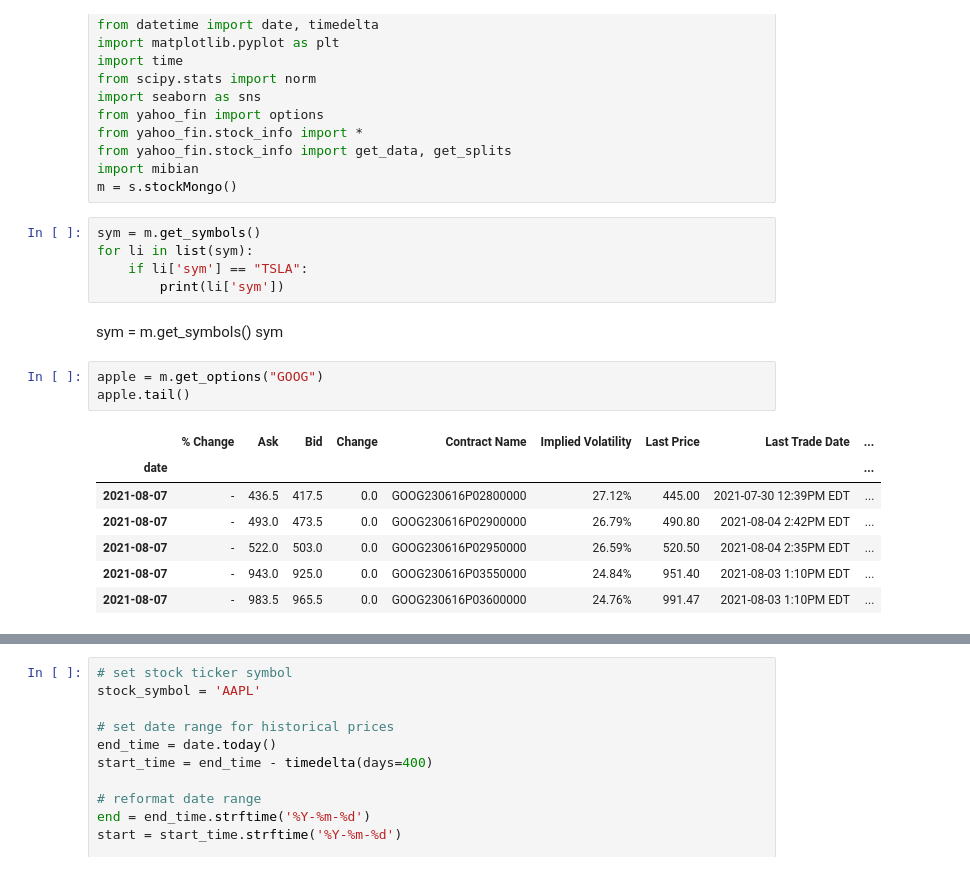
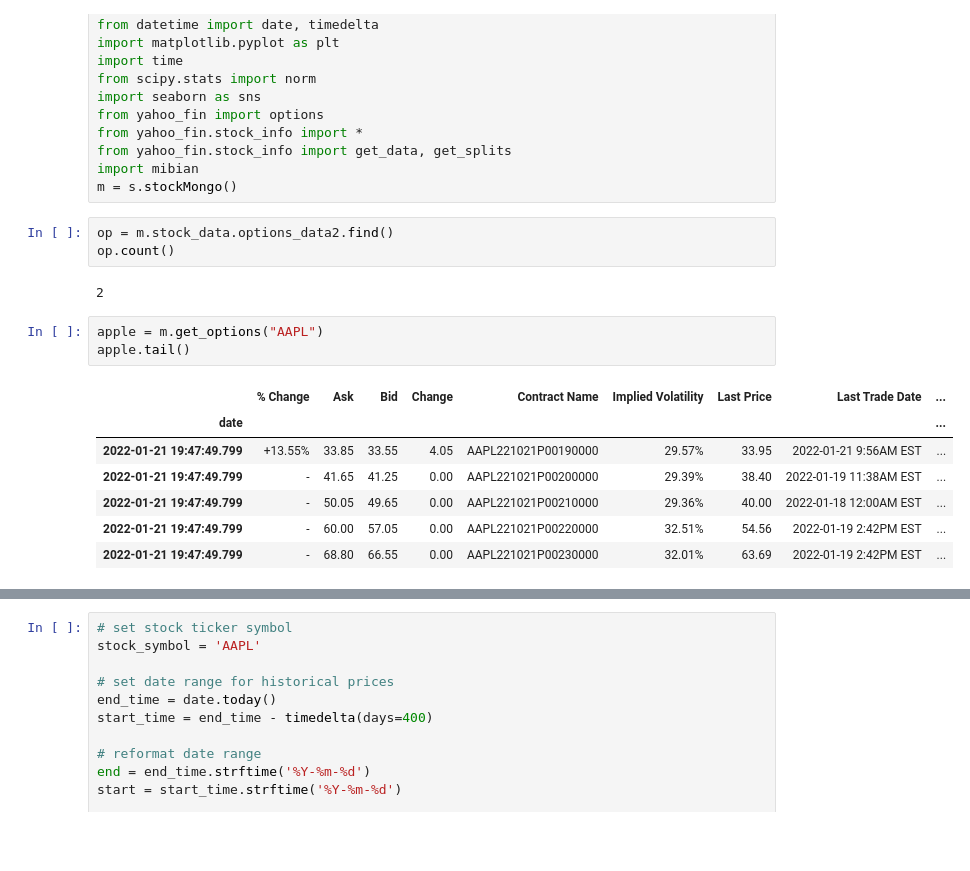
Before and after one commit to andermy/yahooScraper, a Jupyter notebook: test.ipynb, the cells around one changed output, grey strips where cells are left out. Drawn from its saved outputs; the diff is of its cells as text; blank space fills up the shorter version.

```diff
--- a/test.ipynb
+++ b/test.ipynb
@@ -13,22 +13,19 @@ from yahoo_fin.stock_info import *
 from yahoo_fin.stock_info import get_data, get_splits
 import mibian
 m = s.stockMongo()
-# %%
-sym = m.get_symbols()
-for li in list(sym):
-    if li['sym'] == "TSLA":
-        print(li['sym'])
-# %% [markdown]
-sym = m.get_symbols()
-sym
+# %%
+op = m.stock_data.options_data2.find()
+op.count()
+# %% [output]
+2
 # %%
-apple = m.get_options("GOOG")
+apple = m.get_options("AAPL")
 apple.tail()
 # %% [output]
 |  | % Change | Ask | Bid | Change | Contract Name | Implied Volatility | Last Price | Last Trade Date | ... |
 | date |  |  |  |  |  |  |  |  | ... |
-| 2021-08-07 | - | 436.5 | 417.5 | 0.0 | GOOG230616P02800000 | 27.12% | 445.00 | 2021-07-30 12:39PM EDT | ... |
-| 2021-08-07 | - | 493.0 | 473.5 | 0.0 | GOOG230616P02900000 | 26.79% | 490.80 | 2021-08-04 2:42PM EDT | ... |
-| 2021-08-07 | - | 522.0 | 503.0 | 0.0 | GOOG230616P02950000 | 26.59% | 520.50 | 2021-08-04 2:35PM EDT | ... |
-| 2021-08-07 | - | 943.0 | 925.0 | 0.0 | GOOG230616P03550000 | 24.84% | 951.40 | 2021-08-03 1:10PM EDT | ... |
-| 2021-08-07 | - | 983.5 | 965.5 | 0.0 | GOOG230616P03600000 | 24.76% | 991.47 | 2021-08-03 1:10PM EDT | ... |
+| 2022-01-21 19:47:49.799 | +13.55% | 33.85 | 33.55 | 4.05 | AAPL221021P00190000 | 29.57% | 33.95 | 2022-01-21 9:56AM EST | ... |
+| 2022-01-21 19:47:49.799 | - | 41.65 | 41.25 | 0.00 | AAPL221021P00200000 | 29.39% | 38.40 | 2022-01-19 11:38AM EST | ... |
+| 2022-01-21 19:47:49.799 | - | 50.05 | 49.65 | 0.00 | AAPL221021P00210000 | 29.36% | 40.00 | 2022-01-18 12:00AM EST | ... |
+| 2022-01-21 19:47:49.799 | - | 60.00 | 57.05 | 0.00 | AAPL221021P00220000 | 32.51% | 54.56 | 2022-01-19 2:42PM EST | ... |
+| 2022-01-21 19:47:49.799 | - | 68.80 | 66.55 | 0.00 | AAPL221021P00230000 | 32.01% | 63.69 | 2022-01-19 2:42PM EST | ... |
```
Also changed, not shown: parts of 10 cells of this notebook, 11 other files.
